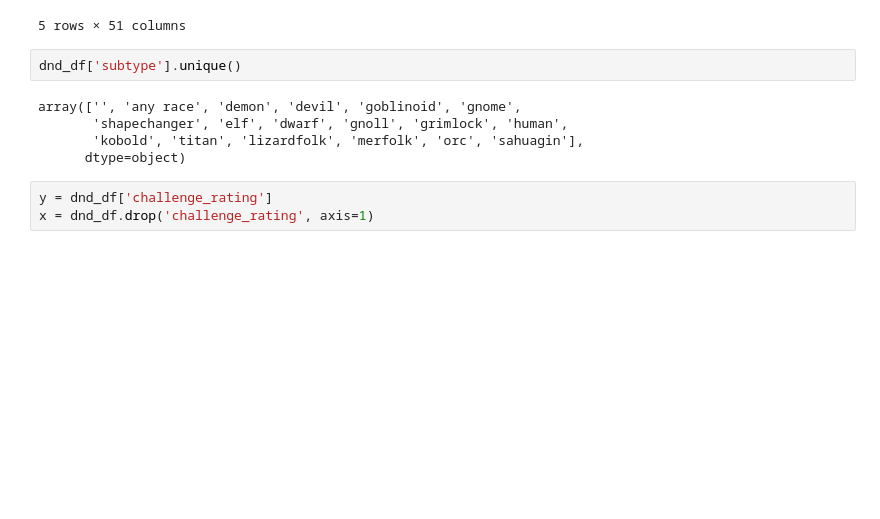
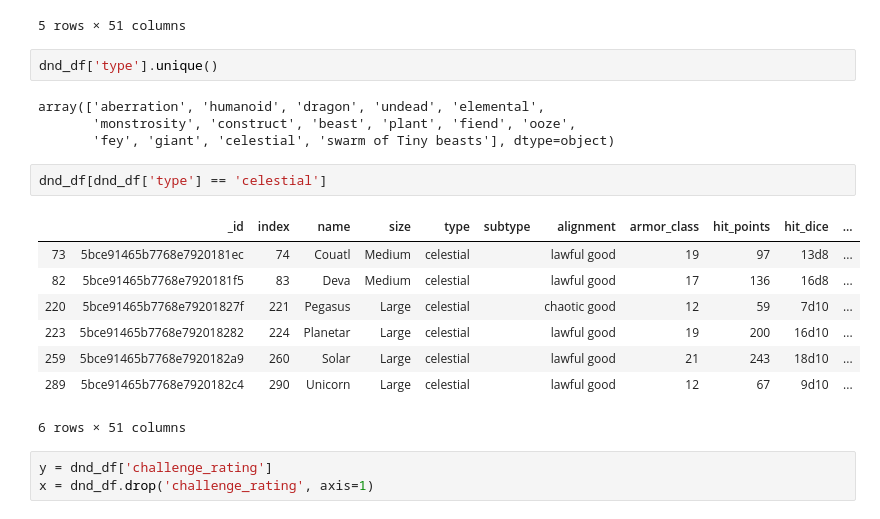
Before and after one commit to ZMBailey/dndmonsters, a Jupyter notebook: monster_stats.ipynb, the cells around one changed output. Cells and saved outputs as stored; diff of their text form; blank space fills up the shorter version.

```diff
--- a/monster_stats.ipynb
+++ b/monster_stats.ipynb
@@ -47,12 +47,22 @@ dnd_df.head()
 | 4 | 5bce91465b7768e7920181a6 | 5 | Adult Blue Dragon | Huge | dragon |  | lawful evil | 19 | 225 | 18d12 | ... |
 5 rows × 51 columns
 # %%
-dnd_df['subtype'].unique()
+dnd_df['type'].unique()
 # %% [output]
-array(['', 'any race', 'demon', 'devil', 'goblinoid', 'gnome',
-       'shapechanger', 'elf', 'dwarf', 'gnoll', 'grimlock', 'human',
-       'kobold', 'titan', 'lizardfolk', 'merfolk', 'orc', 'sahuagin'],
-      dtype=object)
+array(['aberration', 'humanoid', 'dragon', 'undead', 'elemental',
+       'monstrosity', 'construct', 'beast', 'plant', 'fiend', 'ooze',
+       'fey', 'giant', 'celestial', 'swarm of Tiny beasts'], dtype=object)
+# %%
+dnd_df[dnd_df['type'] == 'celestial']
+# %% [output]
+|  | _id | index | name | size | type | subtype | alignment | armor_class | hit_points | hit_dice | ... |
+| 73 | 5bce91465b7768e7920181ec | 74 | Couatl | Medium | celestial |  | lawful good | 19 | 97 | 13d8 | ... |
+| 82 | 5bce91465b7768e7920181f5 | 83 | Deva | Medium | celestial |  | lawful good | 17 | 136 | 16d8 | ... |
+| 220 | 5bce91465b7768e79201827f | 221 | Pegasus | Large | celestial |  | chaotic good | 12 | 59 | 7d10 | ... |
+| 223 | 5bce91465b7768e792018282 | 224 | Planetar | Large | celestial |  | lawful good | 19 | 200 | 16d10 | ... |
+| 259 | 5bce91465b7768e7920182a9 | 260 | Solar | Large | celestial |  | lawful good | 21 | 243 | 18d10 | ... |
+| 289 | 5bce91465b7768e7920182c4 | 290 | Unicorn | Large | celestial |  | lawful good | 12 | 67 | 9d10 | ... |
+6 rows × 51 columns
 # %%
 y = dnd_df['challenge_rating']
 x = dnd_df.drop('challenge_rating', axis=1)
```
